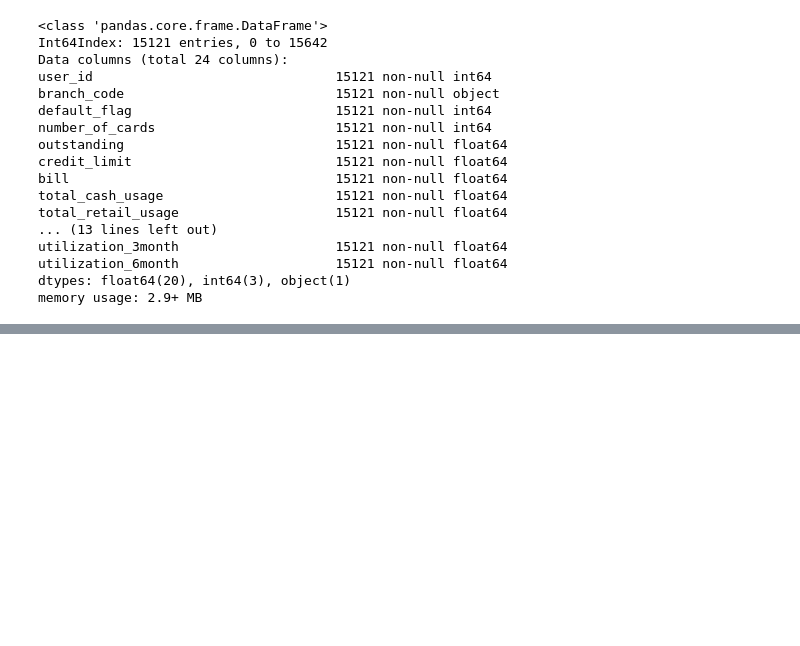
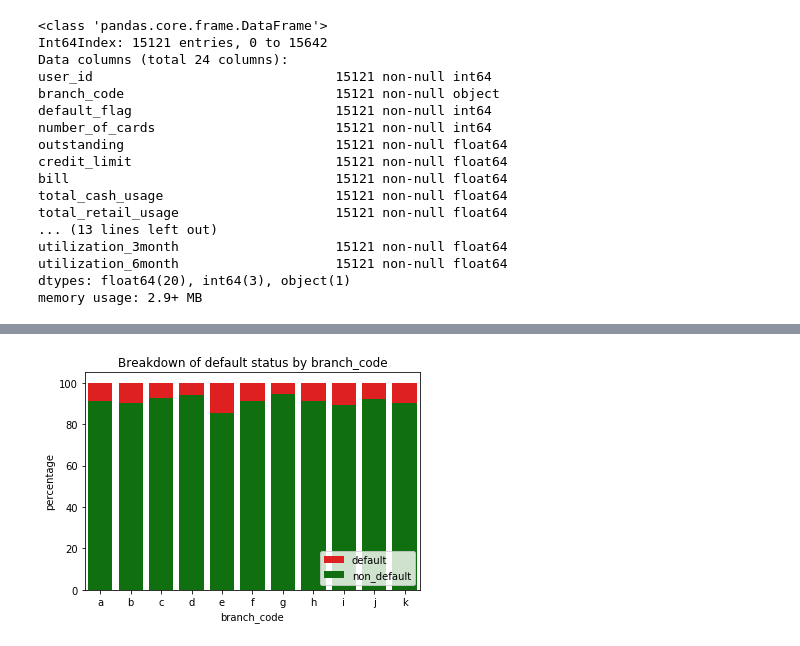
Before and after one commit to ttimong/projects, a Jupyter notebook: gofin/assignment2-3-4.ipynb, the cells around one changed output, grey strips where cells are left out. Cells and saved outputs as stored; diff of their text form; code cells hidden in the pictures; blank space fills up the shorter version.

```diff
--- a/gofin/assignment2-3-4.ipynb
+++ b/gofin/assignment2-3-4.ipynb
@@ -365,0 +410,7 @@ combine.describe()
+# %%
+def plot_cat_var(df, column):
+    overall_plot = sns.barplot(x = df['{}'.format(column)], y = df.total_pctg, color = "red", label='default')
+    bottom_plot = sns.barplot(x = df['{}'.format(column)], y = df.non_default_pctg, color = "green", label='non_default')
+    _ = plt.title('Breakdown of default status by {}'.format(column))
+    _ = plt.legend(loc=4, ncol = 1)
+    _ = plt.ylabel('percentage')
@@ -365,0 +419,14 @@ combine.describe()
+# %%
+branch_defaulters = (
+    combine
+    .groupby(["branch_code", "default_flag"])
+    .agg({"user_id": "count"})
+    .reset_index()
+    .pivot_table(columns='default_flag', index='branch_code', values='user_id', aggfunc=np.sum)
+    .reset_index()
+    .rename(columns={0: "non_default", 1: "default"})
+    .pipe(lambda x: x.assign(total=x.non_default+x.default))
+    .pipe(lambda x: x.assign(total_pctg=100))
+    .pipe(lambda x: x.assign(non_default_pctg=round(x.non_default/(x.total)*100, 1)))
+    .pipe(lambda x: x.assign(default_pctg=x.total_pctg-x.non_default_pctg))
+)
@@ -365,0 +448,4 @@ combine.describe()
+# %%
+plot_cat_var(branch_defaulters, 'branch_code')
+# %% [output]
+[figure, added]
```
Also changed, not shown: parts of 102 cells of this notebook, 5 other files.
